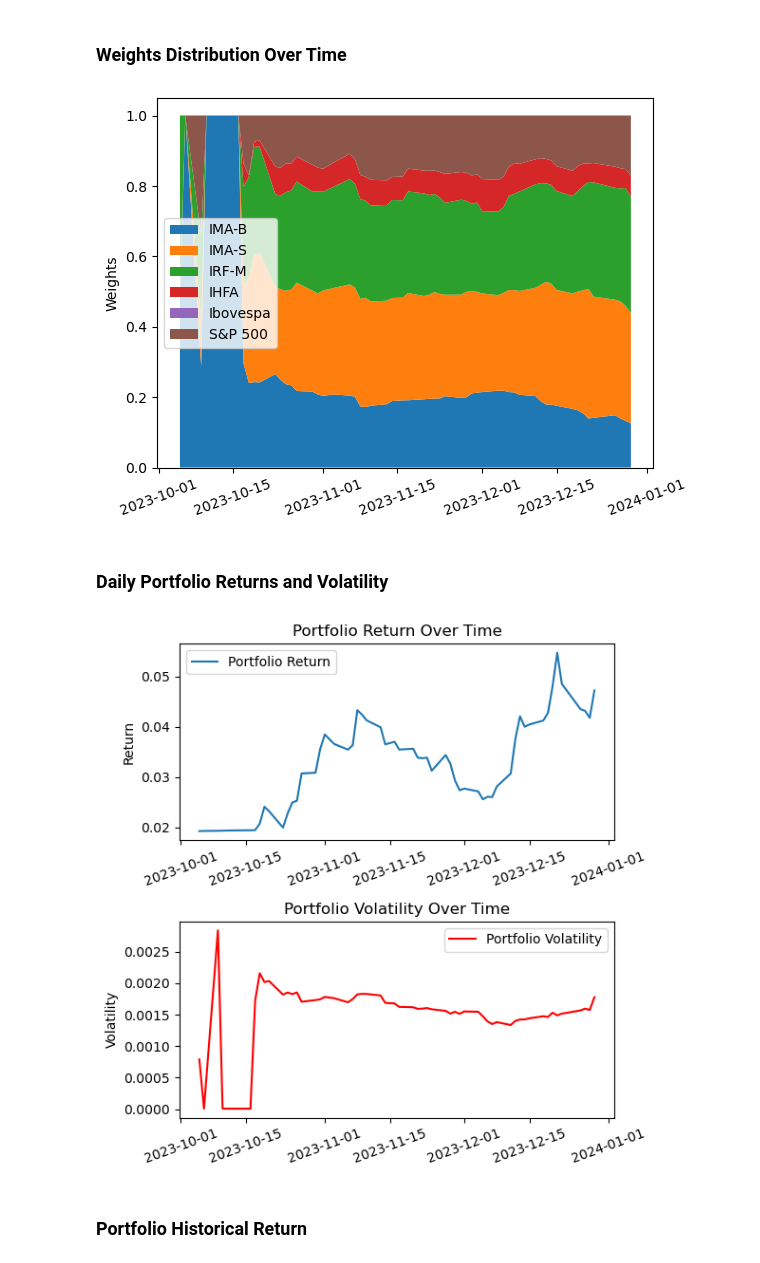
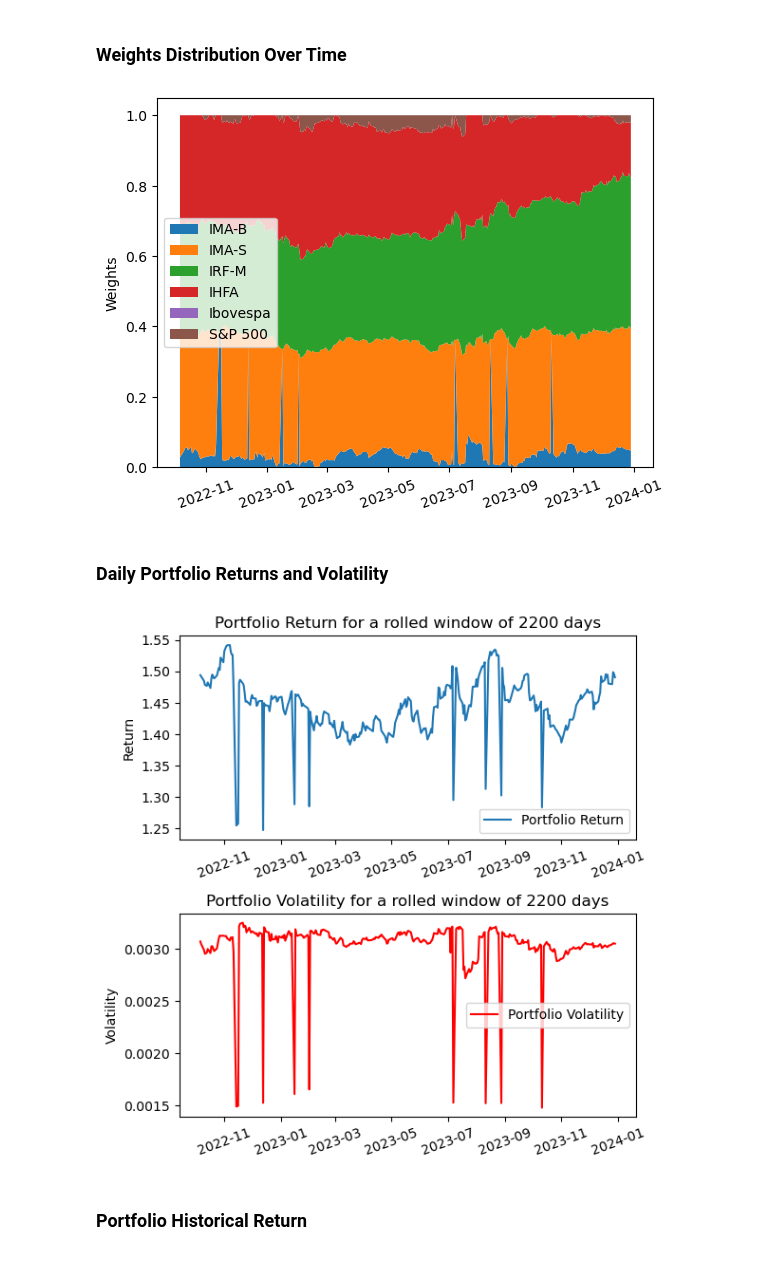
Before and after one commit to Pedro-Germano/MVO, a Jupyter notebook: MVO_multiple_days_v2.ipynb, the cells around one changed output. Saved outputs shown, nothing was run; the diff lists cells and outputs as text; code cells hidden in the pictures.

```diff
--- a/MVO_multiple_days_v2.ipynb
+++ b/MVO_multiple_days_v2.ipynb
@@ -144,8 +144,8 @@ def risk_free_IMA_B(IMA_B, i, window_size=50):
     rf = IMA_B[i+window_size-1] / IMA_B[i] - 1
     return rf
 
-window_size = 50
-reduction = 2400
+window_size = 2200
+reduction = 0
 errors = 0
 rows = len(prices[0])-window_size-reduction; cols = len(prices)
 weights = np.empty([rows, cols])
@@ -196,29 +181,29 @@ plt.ylabel('Weights')
 # Show the plot
 plt.show()
 # %% [output]
-[figure, old version]
+[figure, new version]
 # %% [markdown]
 ### Daily Portfolio Returns and Volatility
 # %%
 # Creating subplots
 fig, axs = plt.subplots(2, 1, figsize=(6, 6))
 
 # Plotting port_return on the first subplot
 axs[0].plot(trimmed_dates, mean, label='Portfolio Return')
 axs[0].set_ylabel('Return')
-axs[0].set_title('Portfolio Return Over Time')
+axs[0].set_title(f'Portfolio Return for a rolled window of {window_size} days')
 axs[0].legend()
 axs[0].tick_params(axis='x', rotation=20)
 
 # Plotting port_vol on the second subplot
 axs[1].plot(trimmed_dates, np.sqrt(variance), label='Portfolio Volatility', color='red')
 axs[1].set_ylabel('Volatility')
-axs[1].set_title('Portfolio Volatility Over Time')
+axs[1].set_title(f'Portfolio Volatility for a rolled window of {window_size} days')
 axs[1].legend()
 axs[1].tick_params(axis='x', rotation=20)
 
 # plt.xticks(rotation=45)
 plt.tight_layout()
 plt.show()
 # %% [output]
-[figure, old version]
+[figure, new version]
```
Also changed, not shown: parts of 4 cells of this notebook, 1 other file.
